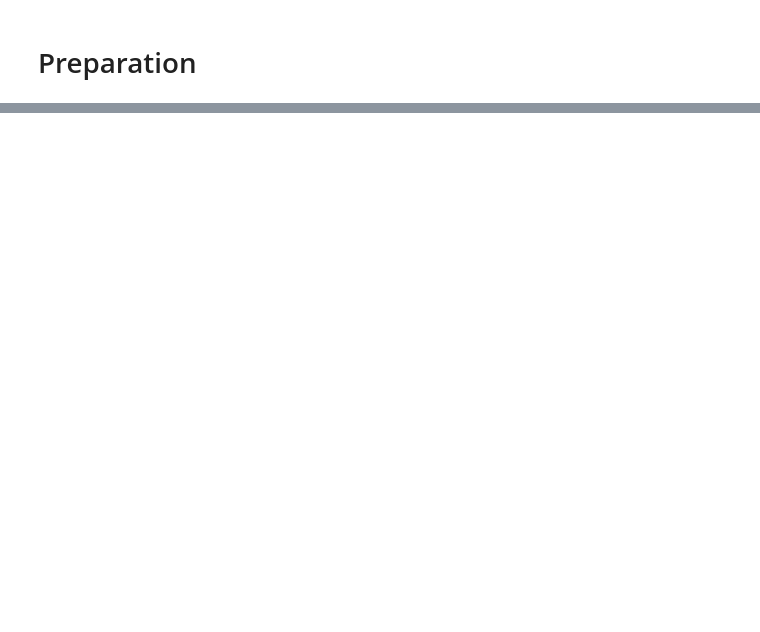
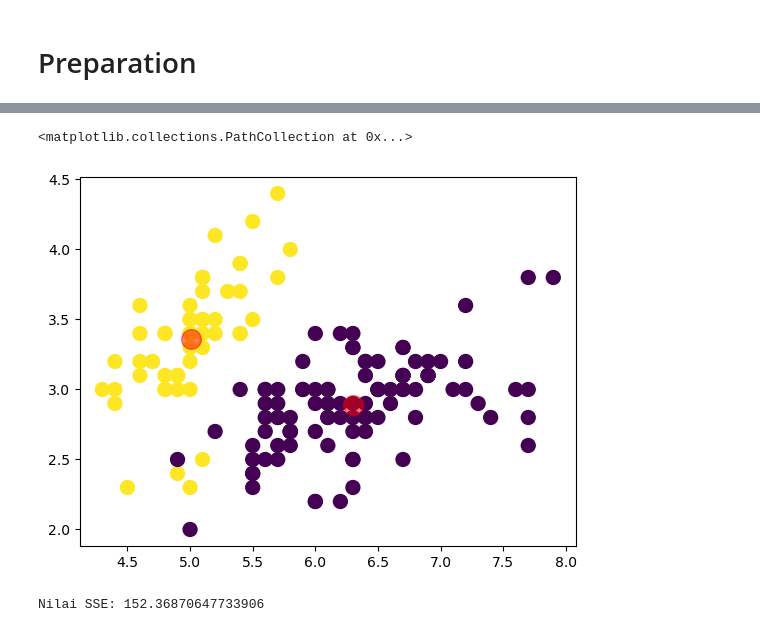
Before and after one commit to FarrelAD/Sinau-Mesin, a Jupyter notebook: notebooks/04-jobsheet-04/practicum-01.ipynb, the cells around one changed output, grey strips where cells are left out. Saved outputs shown, nothing was run; the diff lists cells and outputs as text; code cells hidden in the pictures; blank space fills up the shorter version.

```diff
--- a/notebooks/04-jobsheet-04/practicum-01.ipynb
+++ b/notebooks/04-jobsheet-04/practicum-01.ipynb
@@ -214,0 +78,13 @@ plt.show()
+# %%
+plt.scatter(X.iloc[:, 0], X.iloc[:, 1], s = 100, c=y_kmeans)
+
+# Plot centroid
+centers = cl_kmeans.cluster_centers_
+plt.scatter(centers[:, 0], centers[:, 1], c='red', s=200, alpha=0.5)
+# %% [output]
+<matplotlib.collections.PathCollection at 0x...>
+[figure, added]
+# %%
+print(f'Nilai SSE: {cl_kmeans.inertia_}')
+# %% [output]
+Nilai SSE: 152.36870647733906
```
Also changed, not shown: parts of 21 cells of this notebook, 1 other file.
